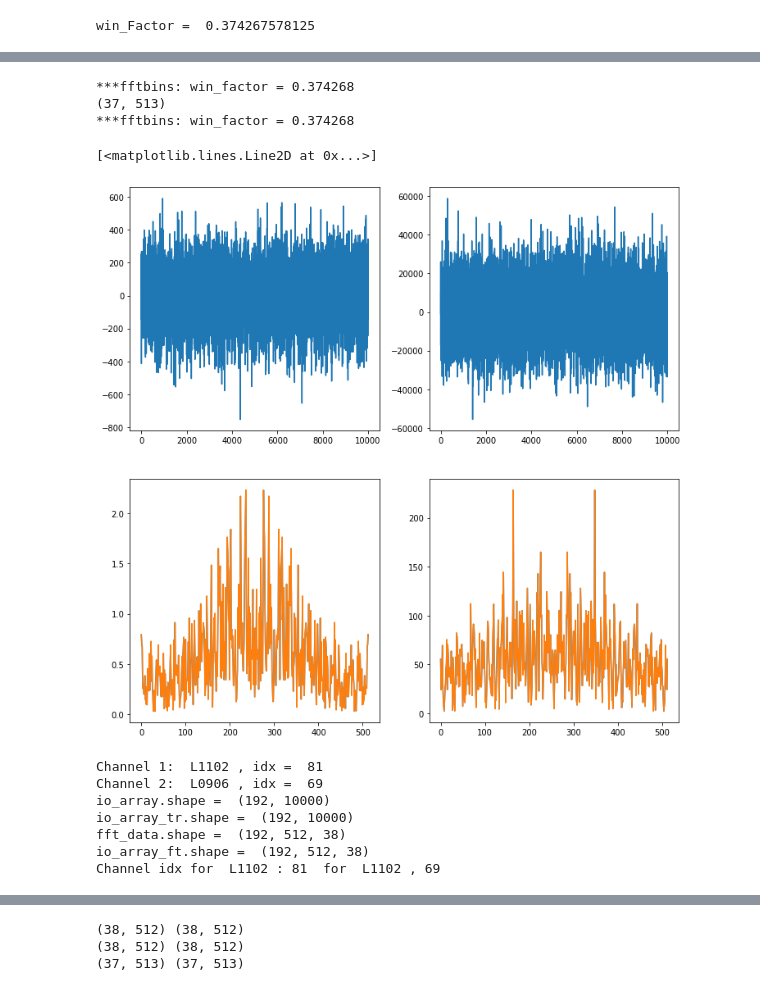
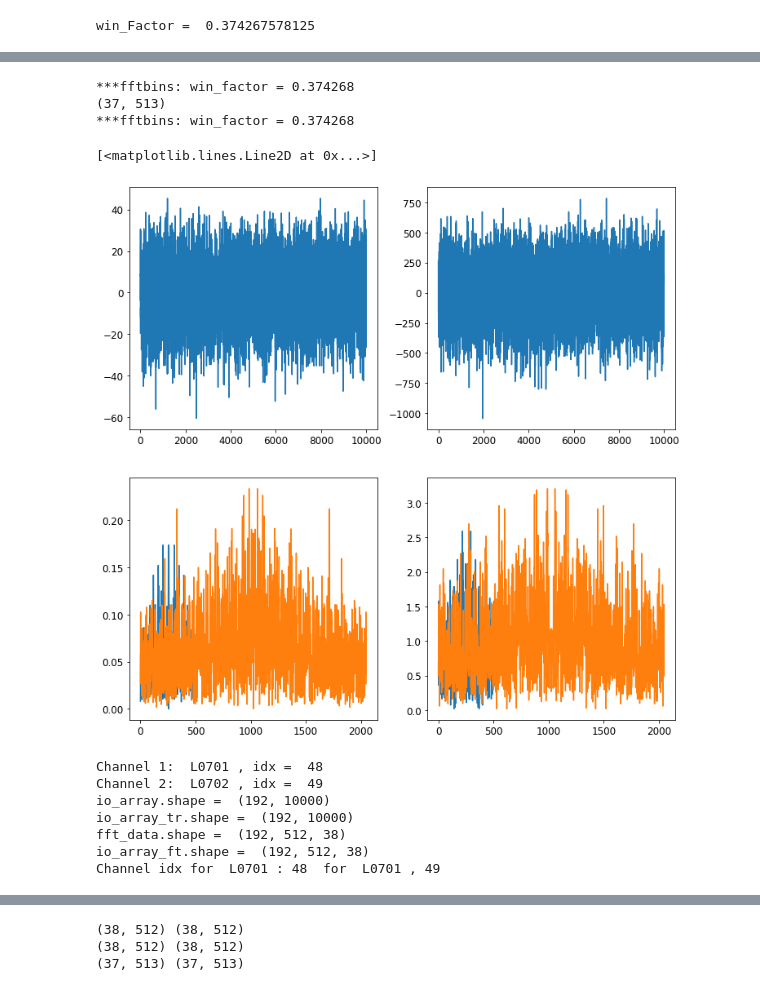
Before and after one commit to rkube/delta, a Jupyter notebook: tests_analysis/compare_correlation_dask_fluctana.ipynb, the cells around one changed output, grey strips where cells are left out. Cells and saved outputs as stored; diff of their text form; code cells hidden in the pictures.

```diff
--- a/tests_analysis/compare_correlation_dask_fluctana.ipynb
+++ b/tests_analysis/compare_correlation_dask_fluctana.ipynb
@@ -9,6 +9,10 @@ results from the streaming analysis package.
 %matplotlib inline
 
 import numpy as np
+import matplotlib as mpl
+mpl.rcParams["xtick.labelsize"] = "large"
+mpl.rcParams["ytick.labelsize"] = "large"
+
 import matplotlib.pyplot as plt
 import adios2
 from scipy.signal import stft, spectrogram, detrend
@@ -35,7 +39,7 @@ def test_rmc():
 
     shot = 18431
     trange = [-0.10, -0.08]
-    clist = [['ECEI_L1102'], ['ECEI_L0906']]
+    clist = [['ECEI_L0701'], ['ECEI_L0702']]
 
     # call fluctana
     A = FluctAna()
@@ -45,13 +49,10 @@ def test_rmc():
     A.add_data(KstarEcei(shot=shot, clist=clist[1], data_path='/global/cscratch1/sd/rkube/KSTAR/kstar_streaming/'), trange=trange, norm=1)
 
     # do fft; full = 1
-    A.fftbins(nfft=512, window='hann', overlap=0.5, detrend=0, full=1)
+    A.fftbins(nfft=2048, window='hann', overlap=0.5, detrend=0, full=1)
 
     # calculate correlation using data sets done and dtwo. results are saved in A.Dlist[dtwo].val
-    A.correlation(done=0, dtwo=1)
-
-    # plot the results; dnum = data set number, cnl = channel number list to plot
-    A.mplot(dnum=1,cnl=range(len(A.Dlist[1].clist)),type='val')
+    A.bicoherence(done=0, dtwo=1)
 
     return(A)
 A = test_rmc()
@@ -69,0 +71,2 @@ dnum 1 fftbins 37 with hann size 512 overlap 0.5 detrend 0 full 1
+# %%
+A = test_rmc()
@@ -122,29 +137,29 @@ def fftbins(x, dt, nfft, window, overlap, do_detrend, full):
 
     return ax, fftdata, win_factor
 # %%
-L1102_fa = np.squeeze(A.Dlist[0].data)
-L1102_ax, L1102_ft, win_factor = fftbins(L1102_fa, dt=2e-6, nfft=512, window="hann", overlap=0.5, do_detrend=0, full=1)
+L0701_fa = np.squeeze(A.Dlist[0].data)
+L0701_ax, L0701_ft, win_factor = fftbins(L0701_fa, dt=2e-6, nfft=512, window="hann", overlap=0.5, do_detrend=0, full=1)
 
-print(L1102_ft.shape)
+print(L0701_ft.shape)
 
-L0906_fa = np.squeeze(A.Dlist[1].data)
-L0906ax, L0906_ft, win_factor = fftbins(L0906_fa, dt=2e-6, nfft=512, window="hann", overlap=0.5, do_detrend=0, full=1)
+L0702_fa = np.squeeze(A.Dlist[1].data)
+L0702ax, L0702_ft, win_factor = fftbins(L0702_fa, dt=2e-6, nfft=512, window="hann", overlap=0.5, do_detrend=0, full=1)
 
 plt.figure(figsize=(12,12))
 plt.subplot(221)
-plt.plot(L1102_fa)
+plt.plot(L0701_fa)
 plt.subplot(222)
-plt.plot(L0906_fa)
+plt.plot(L0702_fa)
 
 plt.subplot(223)
-plt.plot(np.abs(L1102_ft.mean(axis=0)))
+plt.plot(np.abs(L0701_ft.mean(axis=0)))
 plt.plot(np.abs(A.Dlist[0].spdata[0].mean(axis=0)))
 plt.subplot(224)
-plt.plot(np.abs(L0906_ft.mean(axis=0)))
+plt.plot(np.abs(L0702_ft.mean(axis=0)))
 plt.plot(np.abs(A.Dlist[1].spdata[0].mean(axis=0)))
 # %% [output]
 ***fftbins: win_factor = 0.374268
 (37, 513)
 ***fftbins: win_factor = 0.374268
 [<matplotlib.lines.Line2D at 0x...>]
-[figure, old version]
+[figure, new version]
@@ -151,29 +217,35 @@ plt.plot(np.abs(A.Dlist[1].spdata[0].mean(axis=0)))
 # %%
-c1 = channel('L', 11, 2)
-c2 = channel('L', 9, 6)
+c1 = channel('L', 7, 1)
+c2 = channel('L', 7, 2)
 
 print("Channel 1: ", c1, ", idx = ", c1.idx())
 print("Channel 2: ", c2, ", idx = ", c2.idx())
 
-with np.load("../ralphs_task_001.npz") as df:
+with np.load("../test_data/ralphs_task_001.npz") as df:
+    # Load output of dask
     res_dask = df["res"]
 
-with np.load("../io_array_s0001.npz") as df:
+with np.load("../test_data/io_array_s0001.npz") as df:
+    # Load raw data, as read by datareader
     io_array = df["io_array"]
     print("io_array.shape = ", io_array.shape)
 
-with np.load("../io_array_tr_s0001.npz") as df:
+with np.load("../test_data/io_array_tr_s0001.npz") as df:
+    # Load transformed data, as generated by datareader
     io_array_tr = df["io_array"]
     print("io_array_tr.shape = ", io_array_tr.shape)
 
-with np.load("../offset_lvl.npz") as df:
+with np.load("../test_data/offset_lvl.npz") as df:
+    # Load offset data, as calculated by datareader
     offset_lvl = df["offset_lvl"]
 
-with np.load("../fft_data_s0001.npz") as df:
+with np.load("../test_data/fft_data_s0001.npz") as df:
+    # Load FFT data, as calculated by processor.
     fft_data = df["fft_data"]
     print("fft_data.shape = ", fft_data.shape)
 
-with np.load("../ralphs_task_001.npz") as df:
+with np.load("../test_data/ralphs_task_001.npz") as df:
+    # Load results from dask tasks
     ralphs_task = df["res"]
 
 _tmp = detrend(io_array, axis=1, type="constant")
@@ -187,10 +259,10 @@ fft_data = np.fft.fftshift(fft_data, axes=1)
 print("io_array_ft.shape = ", io_array_ft.shape)
 print("Channel idx for ", c1, ": {0:d}".format(c1.idx()), " for ", c1, ", {0:d}".format(c2.idx()))
 # %% [output]
-Channel 1:  L1102 , idx =  81
-Channel 2:  L0906 , idx =  69
+Channel 1:  L0701 , idx =  48
+Channel 2:  L0702 , idx =  49
 io_array.shape =  (192, 10000)
 io_array_tr.shape =  (192, 10000)
 fft_data.shape =  (192, 512, 38)
 io_array_ft.shape =  (192, 512, 38)
-Channel idx for  L1102 : 81  for  L1102 , 69
+Channel idx for  L0701 : 48  for  L0701 , 49
```
Also changed, not shown: parts of 20 cells of this notebook, 5 other files.
